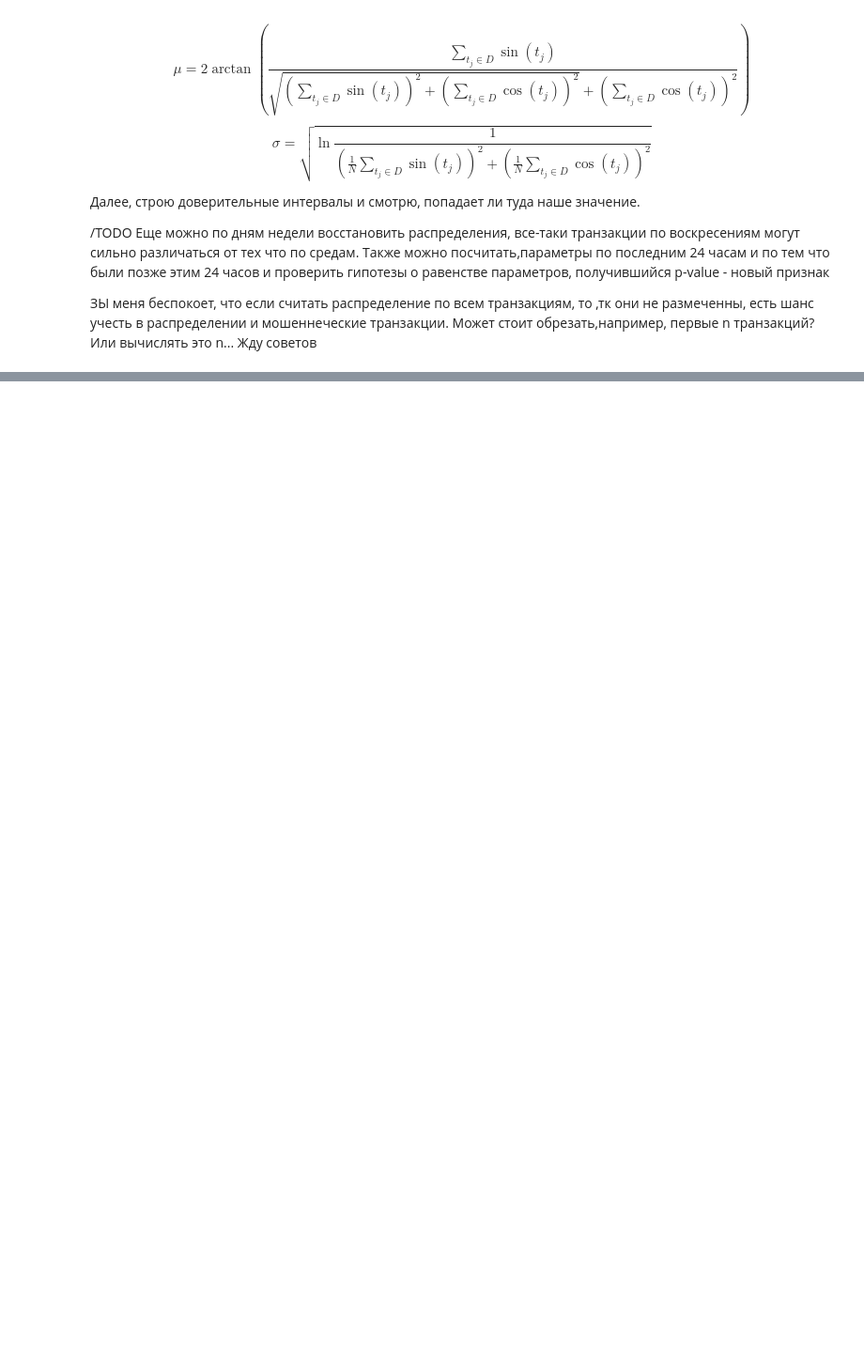
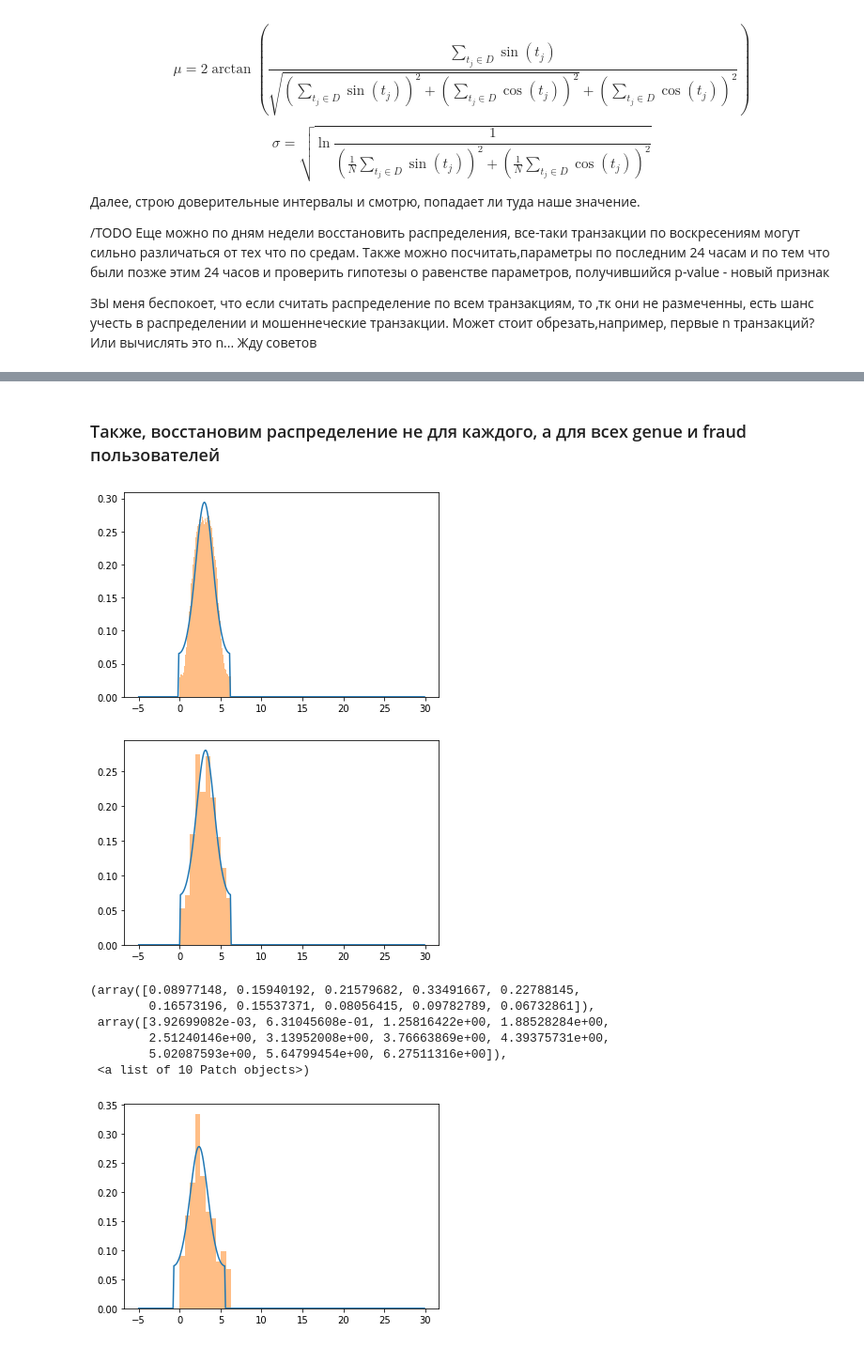
Before and after one commit to karmazyak/Antifraud-university-project, a Jupyter notebook: features_calculation.ipynb, the cells around one changed output, grey strips where cells are left out. Shown: that part at 94% size. Drawn from its saved outputs; the diff is of its cells as text; code cells hidden in the pictures; blank space fills up the shorter version.

```diff
--- a/features_calculation.ipynb
+++ b/features_calculation.ipynb
@@ -132,11 +134,15 @@ $$\sigma = \sqrt{\ln{\frac{1}{(\frac{1}{N}\sum_{t_j\in D}\sin(t_j))^2+(\frac{1}{
 # %%
 def calculate_hours(time_list):
+
+    '''Функция возвращает список моментов времени в часах, от 0:00, отображенный на отрезок [0;2Pi]'''
+
     starting_time = datetime.strptime('2019-01-01 0:0:0', pattern)
     dtime_list = []
     for time in time_list:
         d = starting_time - datetime.strptime(time, pattern)
-        dtime_list.append(d.days*24+d.seconds/3600)
-    return dtime_list
+        dtime_list.append(d.seconds/3600)
+    return np.array(dtime_list)/12*np.pi
+    #return dtime_list
 # %%
 def calculate_periodic_mean(dtime_list):
     dtime_list = np.array(dtime_list)
@@ -249,0 +199,36 @@ Name: date_time, dtype: object
+# %% [markdown]
+### Также, восстановим распределение не для каждого, а для всех genue и fraud пользователей
+# %%
+scl = 12/np.pi
+
+genue_usrs = transactions0[transactions0.resolution=='G'][['user_id', 'rec_user_id']].values.ravel()
+fraud_usrs = transactions0[transactions0.resolution!='G'].user_id
+rec_fraud_usrs = transactions0[transactions0.resolution!='G'].rec_user_id
+
+genue_hours = calculate_hours(transactions[transactions.user_id.isin(genue_usrs)].date_time)
+fraud_hours = calculate_hours(transactions[transactions.user_id.isin(fraud_usrs)].date_time)
+rec_fraud_hours = calculate_hours(transactions[transactions.user_id.isin(rec_fraud_usrs)].date_time)
+
+genue_distr = vonmises_line(kappa = 1/calculate_periodic_std(genue_hours), loc= calculate_periodic_mean(genue_hours))
+fraud_distr = vonmises_line(kappa = 1/calculate_periodic_std(fraud_hours), loc= calculate_periodic_mean(fraud_hours))
+rec_fraud_distr = vonmises_line(kappa = 1/calculate_periodic_std(rec_fraud_hours), loc= calculate_periodic_mean(rec_fraud_hours))
+# %%
+x = np.arange(-5,30,0.1)
+plt.plot(x,genue_distr.pdf(x))
+plt.hist(genue_hours,density=True, alpha=0.5, bins= 200)
+plt.show()
+plt.plot(x,fraud_distr.pdf(x-2*np.pi))
+plt.hist(fraud_hours,density=True, alpha=0.5, bins= 10)
+plt.show()
+plt.plot(x,rec_fraud_distr.pdf(x))
+plt.hist(rec_fraud_hours,density=True, alpha=0.5, bins= 10)
+# %% [output]
+[figure, added]
+[figure, added]
+(array([0.08977148, 0.15940192, 0.21579682, 0.33491667, 0.22788145,
+        0.16573196, 0.15537371, 0.08056415, 0.09782789, 0.06732861]),
+ array([3.92699082e-03, 6.31045608e-01, 1.25816422e+00, 1.88528284e+00,
+        2.51240146e+00, 3.13952008e+00, 3.76663869e+00, 4.39375731e+00,
+        5.02087593e+00, 5.64799454e+00, 6.27511316e+00]),
+ <a list of 10 Patch objects>)
+[figure, added]
```
Also changed, not shown: parts of 21 cells of this notebook.
